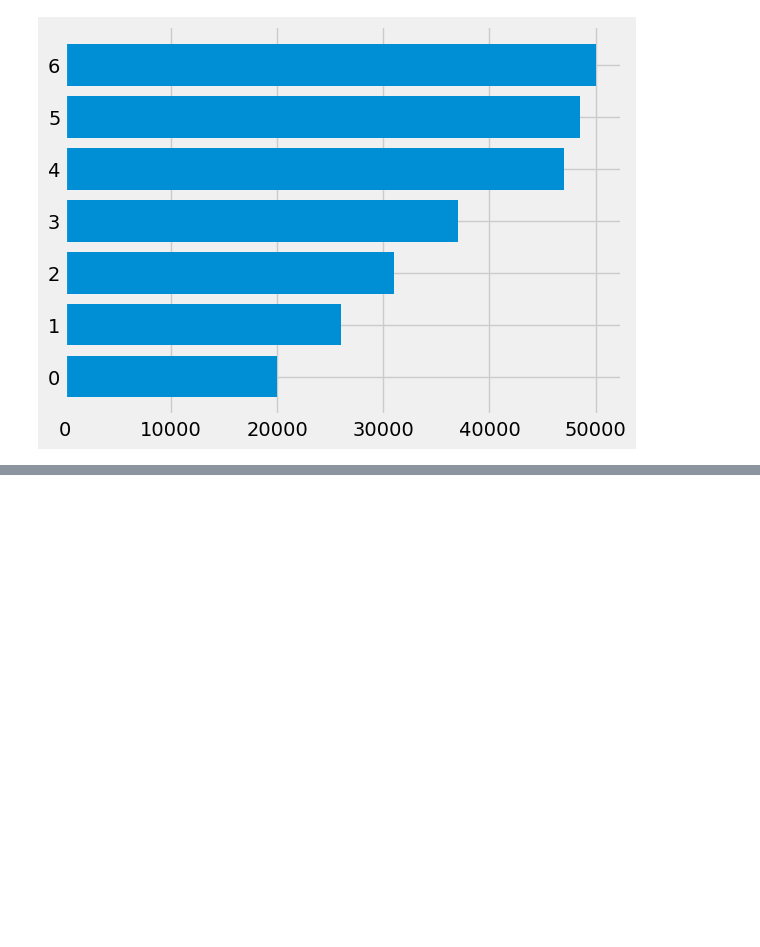
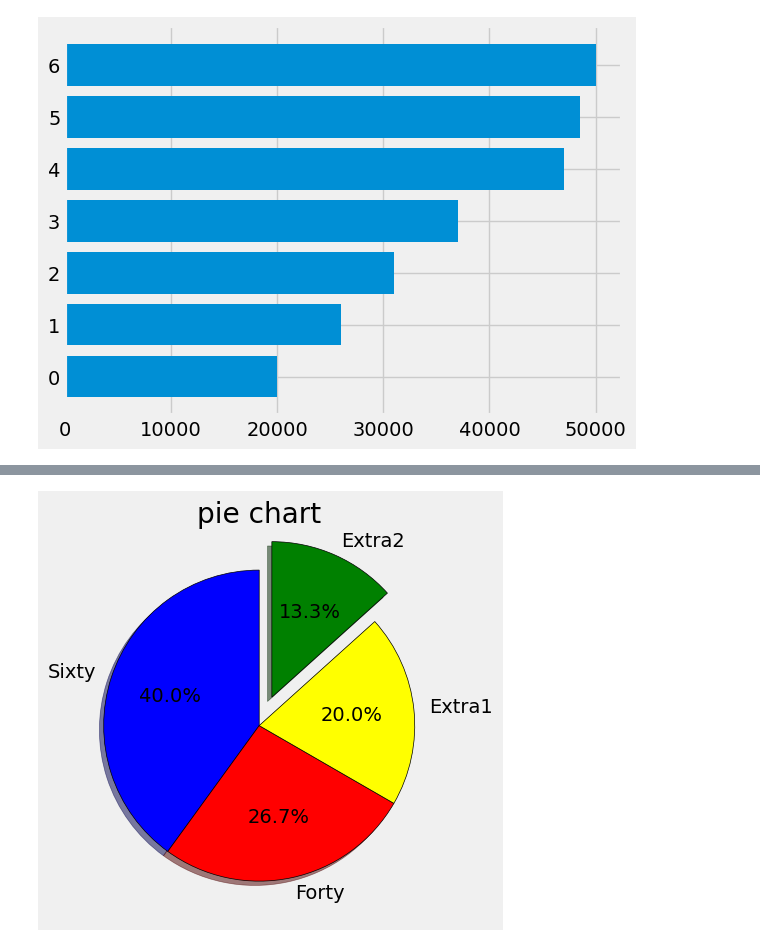
Before and after one commit to 4xel-C/Python-plotting-notes, a Jupyter notebook: MatPlotLib-tutorial.ipynb, the cells around one changed output, grey strips where cells are left out. Cells and saved outputs as stored; diff of their text form; code cells hidden in the pictures; blank space fills up the shorter version.

Commit message:
Commiting last notes courses

```diff
--- a/MatPlotLib-tutorial.ipynb
+++ b/MatPlotLib-tutorial.ipynb
@@ -77,0 +87,14 @@ plt.barh(x_indexes, salary_py, label="Python")   #horizontal bar chart
+# %%
+slices = [60, 40, 30, 20]
+labels = ['Sixty', 'Forty', 'Extra1', 'Extra2']
+colors = ['blue', 'red', 'yellow', 'green']
+explode = [0, 0, 0, 0.2]    #set a spacer out of the radius for of one of the portion (20 % for the last portion)
+
+
+plt.pie(slices, labels=labels, wedgeprops={'edgecolor':'black'}, colors=colors, explode=explode, shadow=True, startangle=90,
+        autopct='%1.1f%%')
+#wedgeprops: draw an edge, startangle : rotate the piechart, autopct : write the percentage of each piece,
+plt.title('pie chart')
+plt.show()
+# %% [output]
+[figure, added]
```
Also changed, not shown: parts of 21 cells of this notebook.
